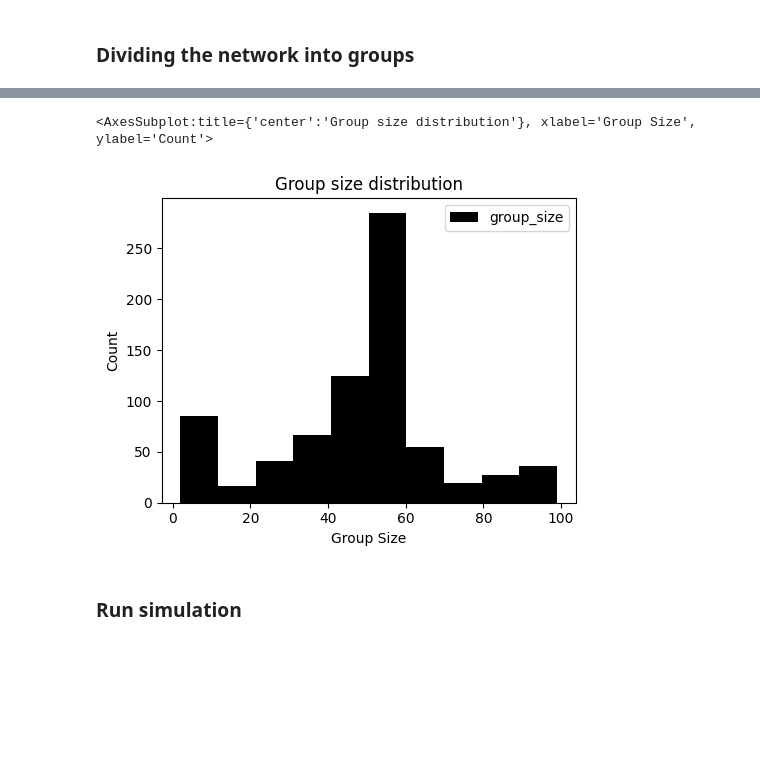
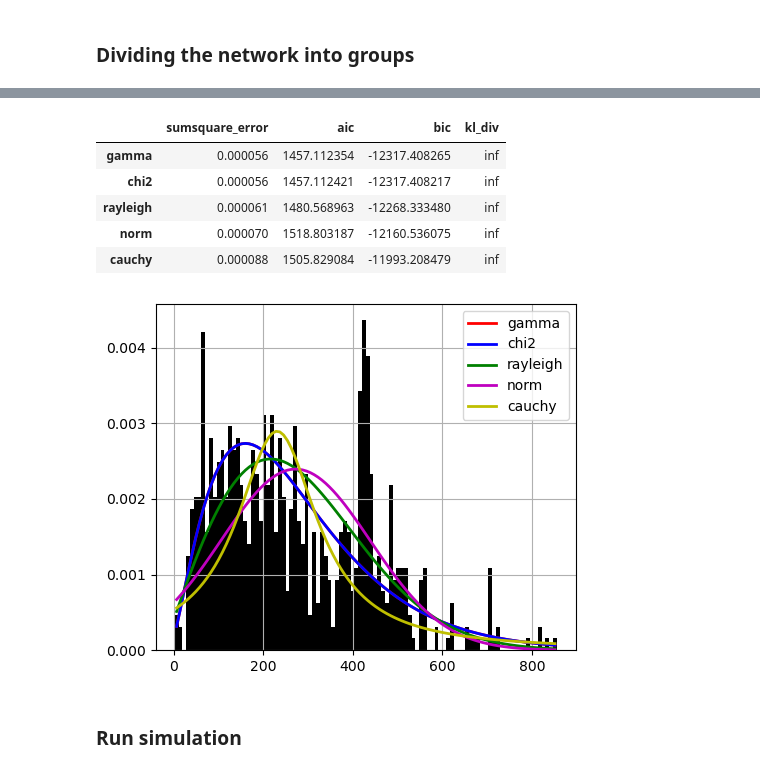
Before and after one commit to LouisWW/criminal_network_analysis, a Jupyter notebook: src/results/notebooks/Sim_mart_vaq_res.ipynb, the cells around one changed output, grey strips where cells are left out. Saved outputs shown, nothing was run; the diff lists cells and outputs as text; code cells hidden in the pictures; blank space fills up the shorter version.

Commit message:
Added fitter

```diff
--- a/src/results/notebooks/Sim_mart_vaq_res.ipynb
+++ b/src/results/notebooks/Sim_mart_vaq_res.ipynb
@@ -166,24 +168,35 @@ plotter.draw_network(simulators.network, color_vertex_property="group_color")
 # %%
 # Get distribution of the groups
 
 group_size_data_collector = defaultdict(list)  # type: DefaultDict[str, List[Any]]
 group_size_data_collector["group_size"]
 for i in range(0, 100):
     group_dict = simulators.select_multiple_communities(
         simulators.network, radius=3, min_grp=5, max_grp=10
     )
     for k, v in group_dict.items():
         group_size_data_collector["group_size"].append(len(v))
 plotter.plot_hist(
     dict_data=group_size_data_collector,
     data_to_plot=["group_size"],
     xlabel="Group Size",
     ylabel="Count",
     title="Group size distribution",
+    n_bins=150,
 )
+f = Fitter(
+    group_size_data_collector["group_size"], distributions=get_common_distributions()
+)
+f.fit()
+f.summary()
 # %% [output]
-<AxesSubplot:title={'center':'Group size distribution'}, xlabel='Group Size', ylabel='Count'>
+|  | sumsquare_error | aic | bic | kl_div |
+| gamma | 0.000056 | 1457.112354 | -12317.408265 | inf |
+| chi2 | 0.000056 | 1457.112421 | -12317.408217 | inf |
+| rayleigh | 0.000061 | 1480.568963 | -12268.333480 | inf |
+| norm | 0.000070 | 1518.803187 | -12160.536075 | inf |
+| cauchy | 0.000088 | 1505.829084 | -11993.208479 | inf |
-[figure, old version]
+[figure, new version]
 # %% [markdown]
 ### Run simulation
 # %%
```
Also changed, not shown: parts of 10 cells of this notebook, 2 other files.
